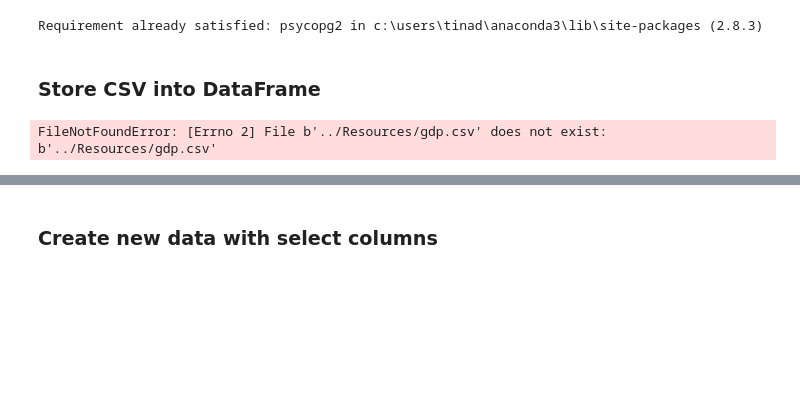
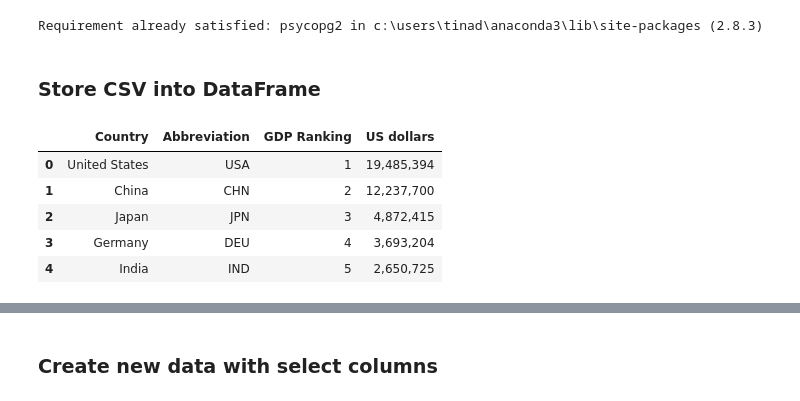
Before and after one commit to tinadelia/projectETL, a Jupyter notebook: world_bank.ipynb, the cells around one changed output, grey strips where cells are left out. Cells and saved outputs as stored; diff of their text form; code cells hidden in the pictures; blank space fills up the shorter version.

```diff
--- a/world_bank.ipynb
+++ b/world_bank.ipynb
@@ -9,8 +15,13 @@ import os
 # %% [markdown]
 ### Store CSV into DataFrame
 # %%
-csv_file = "../Resources/gdp.csv"
-gdp_df = pd.read_csv(csv_file, encoding ="UTF-8")
+csv_file = "Resources/gdp.csv"
+gdp_df = pd.read_csv(csv_file, encoding ="ISO-8859-1")
 gdp_df.head()
 # %% [output]
-FileNotFoundError: [Errno 2] File b'../Resources/gdp.csv' does not exist: b'../Resources/gdp.csv'
+|  | Country | Abbreviation | GDP Ranking | US dollars |
+| 0 | United States | USA | 1 | 19,485,394 |
+| 1 | China | CHN | 2 | 12,237,700 |
+| 2 | Japan | JPN | 3 | 4,872,415 |
+| 3 | Germany | DEU | 4 | 3,693,204 |
+| 4 | India | IND | 5 | 2,650,725 |
```
Also changed, not shown: parts of 22 cells of this notebook, 3 other files.
